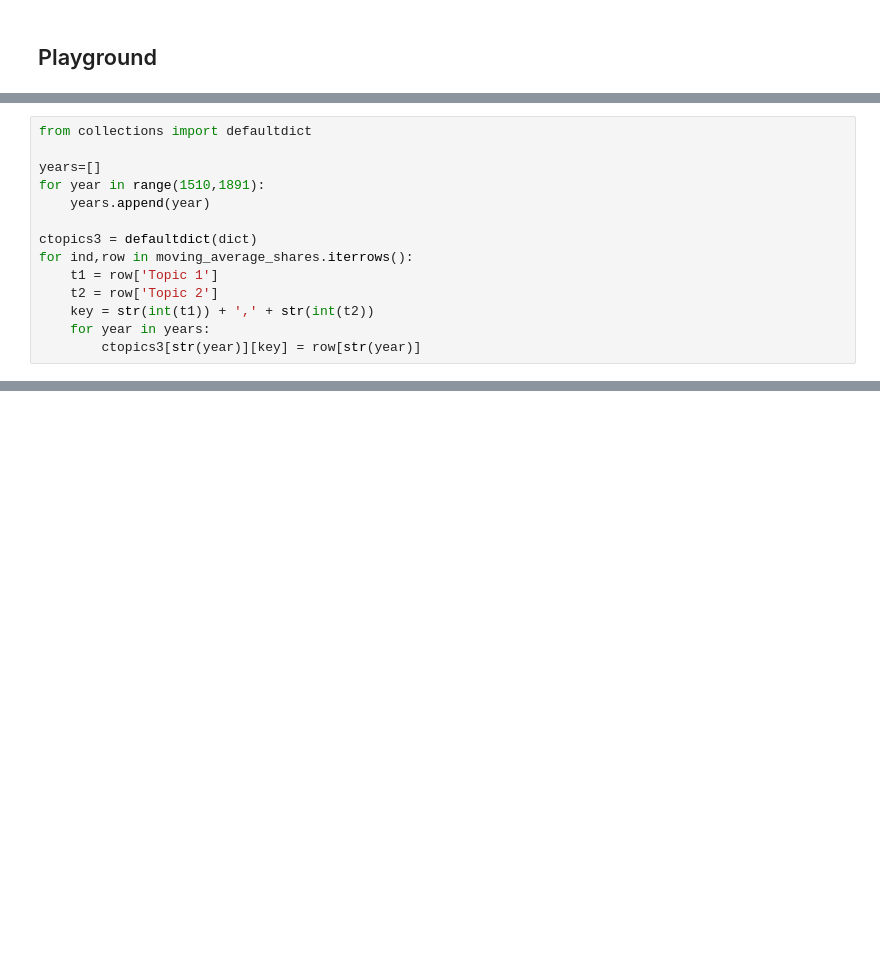
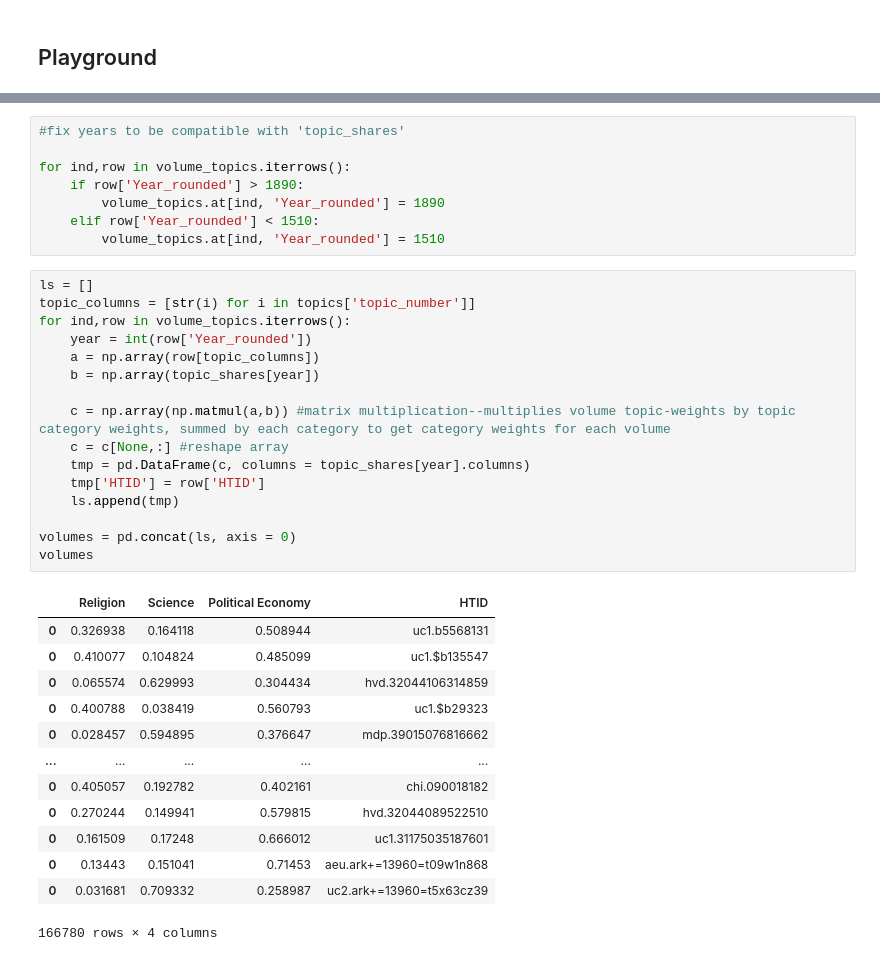
Before and after one commit to austinkennedy/Hathitrust, a Jupyter notebook: code/topic_volume_weights.ipynb, the cells around one changed output, grey strips where cells are left out. Cells and saved outputs as stored; diff of their text form; blank space fills up the shorter version.

```diff
--- a/code/topic_volume_weights.ipynb
+++ b/code/topic_volume_weights.ipynb
@@ -266,14 +236,0 @@ moving_average_shares
-# %%
-from collections import defaultdict
-
-years=[]
-for year in range(1510,1891):
-    years.append(year)
-
-ctopics3 = defaultdict(dict)
-for ind,row in moving_average_shares.iterrows():
-    t1 = row['Topic 1']
-    t2 = row['Topic 2']
-    key = str(int(t1)) + ',' + str(int(t2))
-    for year in years:
-        ctopics3[str(year)][key] = row[str(year)]
@@ -442,0 +271,38 @@ moving_totals['1850']
+# %%
+#fix years to be compatible with 'topic_shares'
+
+for ind,row in volume_topics.iterrows():
+    if row['Year_rounded'] > 1890:
+        volume_topics.at[ind, 'Year_rounded'] = 1890
+    elif row['Year_rounded'] < 1510:
+        volume_topics.at[ind, 'Year_rounded'] = 1510
+# %%
+ls = []
+topic_columns = [str(i) for i in topics['topic_number']]
+for ind,row in volume_topics.iterrows():
+    year = int(row['Year_rounded'])
+    a = np.array(row[topic_columns])
+    b = np.array(topic_shares[year])
+
+    c = np.array(np.matmul(a,b)) #matrix multiplication--multiplies volume topic-weights by topic category weights, summed by each category to get category weights for each volume
+    c = c[None,:] #reshape array
+    tmp = pd.DataFrame(c, columns = topic_shares[year].columns)
+    tmp['HTID'] = row['HTID']
+    ls.append(tmp)
+
+volumes = pd.concat(ls, axis = 0)
+volumes
+# %% [output]
+|  | Religion | Science | Political Economy | HTID |
+| 0 | 0.326938 | 0.164118 | 0.508944 | uc1.b5568131 |
+| 0 | 0.410077 | 0.104824 | 0.485099 | uc1.$b135547 |
+| 0 | 0.065574 | 0.629993 | 0.304434 | hvd.32044106314859 |
+| 0 | 0.400788 | 0.038419 | 0.560793 | uc1.$b29323 |
+| 0 | 0.028457 | 0.594895 | 0.376647 | mdp.39015076816662 |
+| ... | ... | ... | ... | ... |
+| 0 | 0.405057 | 0.192782 | 0.402161 | chi.090018182 |
+| 0 | 0.270244 | 0.149941 | 0.579815 | hvd.32044089522510 |
+| 0 | 0.161509 | 0.17248 | 0.666012 | uc1.31175035187601 |
+| 0 | 0.13443 | 0.151041 | 0.71453 | aeu.ark+=13960=t09w1n868 |
+| 0 | 0.031681 | 0.709332 | 0.258987 | uc2.ark+=13960=t5x63cz39 |
+166780 rows × 4 columns
```
Also changed, not shown: parts of 26 cells of this notebook, 1 other file.
